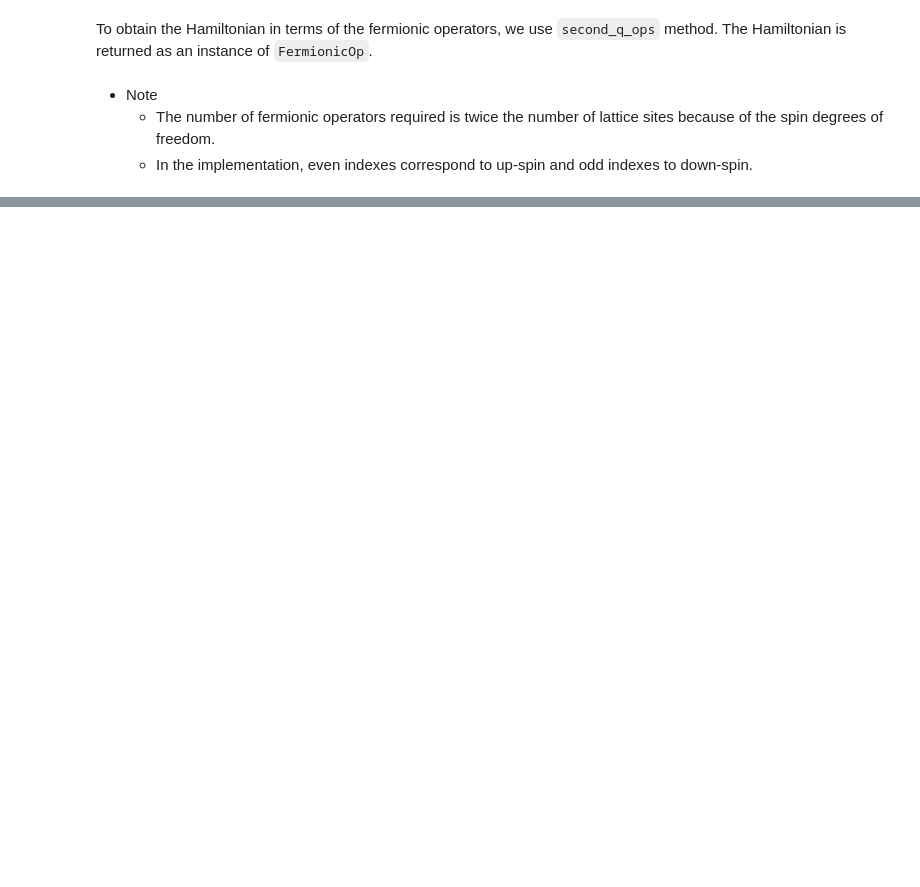
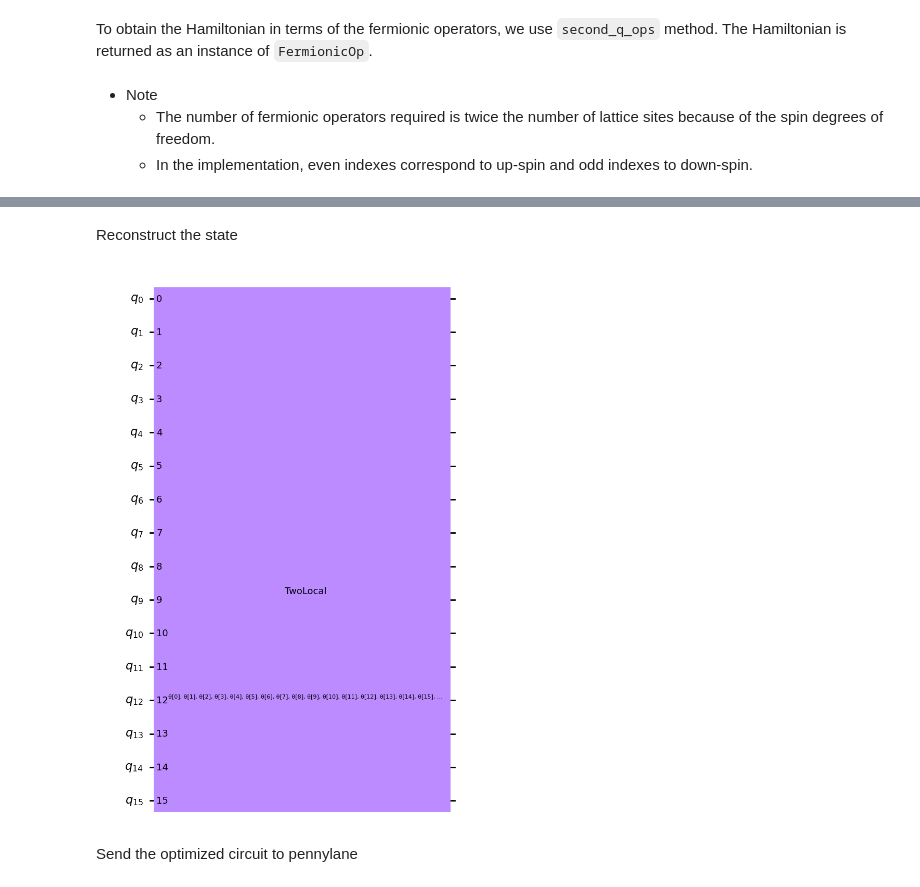
Before and after one commit to TDLdefA-QUN/Fermi-Hubbard-Classical-Shadow, a Jupyter notebook: Fermi-Hubbard-classical_shadow.ipynb, the cells around one changed output, grey strips where cells are left out. Drawn from its saved outputs; the diff is of its cells as text; code cells hidden in the pictures; blank space fills up the shorter version.

```diff
--- a/Fermi-Hubbard-classical_shadow.ipynb
+++ b/Fermi-Hubbard-classical_shadow.ipynb
@@ -151,0 +198,8 @@ print(res)
+# %% [markdown]
+Reconstruct the state
+# %%
+result.optimal_circuit.draw(output='mpl')
+# %% [output]
+[figure, added]
+# %% [markdown]
+Send the optimized circuit to pennylane
```
Also changed, not shown: parts of 22 cells of this notebook, 1 other file.
